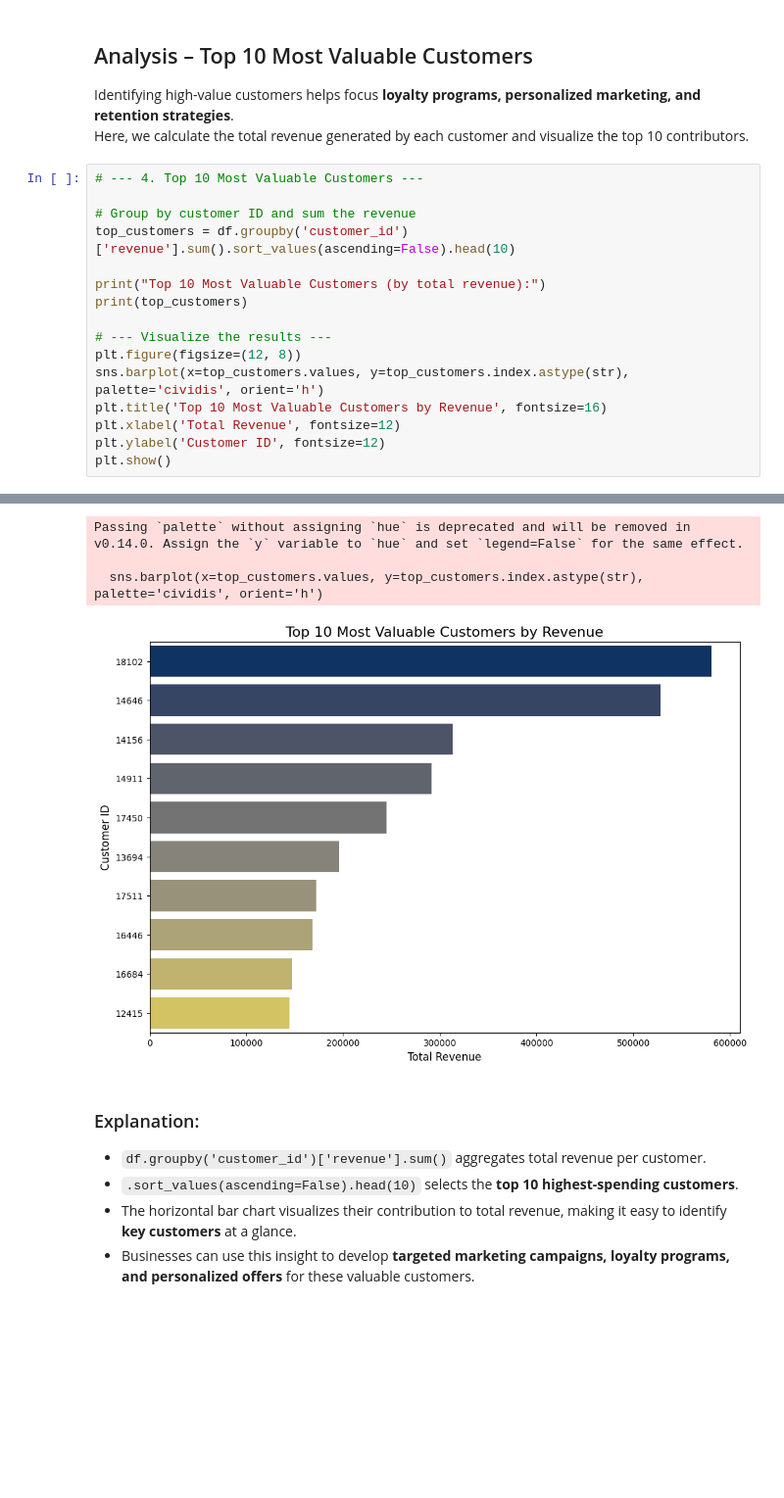
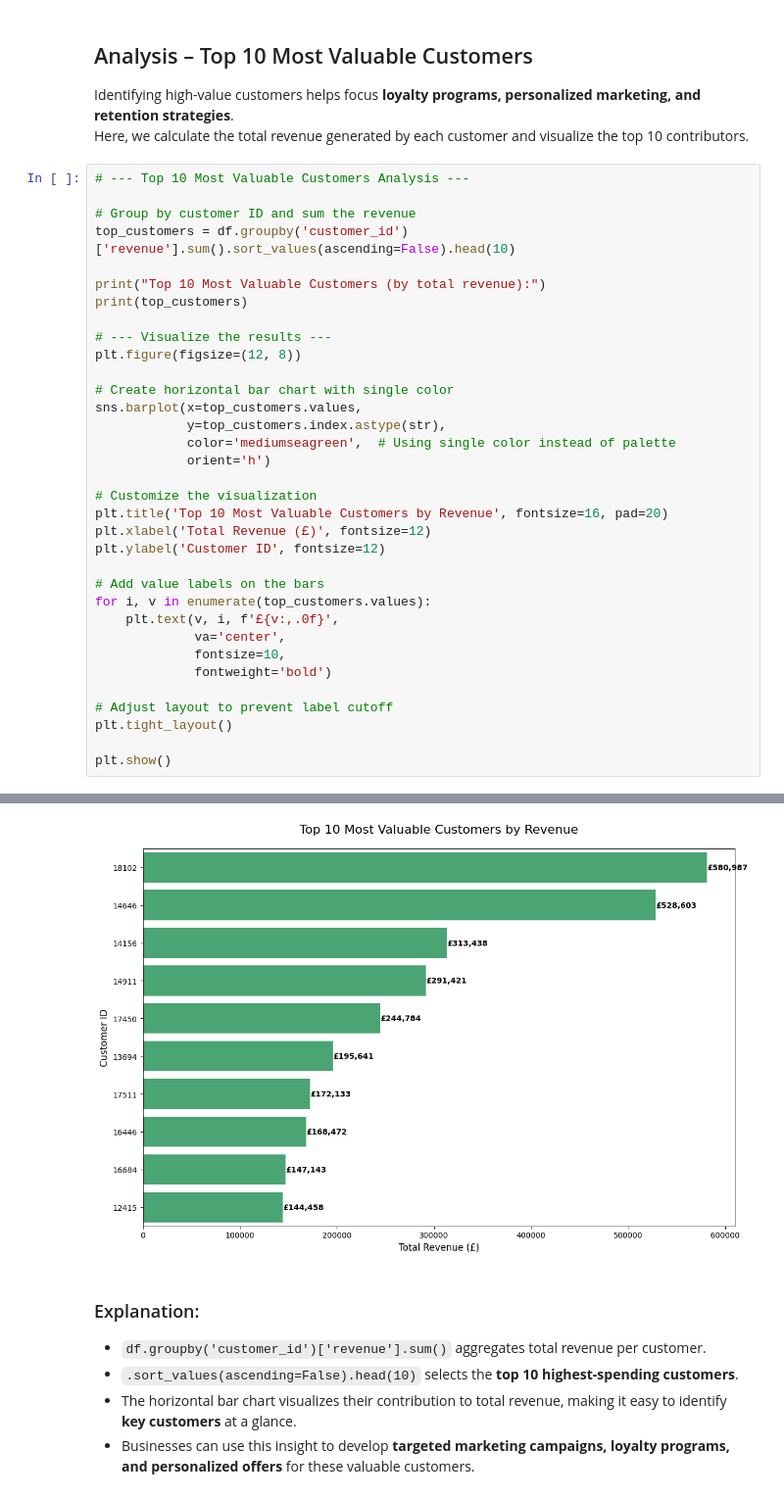
Before and after one commit to Chathura0607/Retail_Mind, a Jupyter notebook: data_cleaning.ipynb, the cells around one changed output, grey strips where cells are left out. Shown at 98% size. Drawn from its saved outputs; the diff is of its cells as text; blank space fills up the shorter version.

```diff
--- a/data_cleaning.ipynb
+++ b/data_cleaning.ipynb
@@ -690,39 +700,54 @@ plt.show()
 Identifying high-value customers helps focus **loyalty programs, personalized marketing, and retention strategies**.
 Here, we calculate the total revenue generated by each customer and visualize the top 10 contributors.
 # %%
-# --- 4. Top 10 Most Valuable Customers ---
+# --- Top 10 Most Valuable Customers Analysis ---
 
 # Group by customer ID and sum the revenue
 top_customers = df.groupby('customer_id')['revenue'].sum().sort_values(ascending=False).head(10)
 
 print("Top 10 Most Valuable Customers (by total revenue):")
 print(top_customers)
 
 # --- Visualize the results ---
 plt.figure(figsize=(12, 8))
-sns.barplot(x=top_customers.values, y=top_customers.index.astype(str), palette='cividis', orient='h')
-plt.title('Top 10 Most Valuable Customers by Revenue', fontsize=16)
-plt.xlabel('Total Revenue', fontsize=12)
+
+# Create horizontal bar chart with single color
+sns.barplot(x=top_customers.values,
+            y=top_customers.index.astype(str),
+            color='mediumseagreen',  # Using single color instead of palette
+            orient='h')
+
+# Customize the visualization
+plt.title('Top 10 Most Valuable Customers by Revenue', fontsize=16, pad=20)
+plt.xlabel('Total Revenue (£)', fontsize=12)
 plt.ylabel('Customer ID', fontsize=12)
+
+# Add value labels on the bars
+for i, v in enumerate(top_customers.values):
+    plt.text(v, i, f'£{v:,.0f}',
+             va='center',
+             fontsize=10,
+             fontweight='bold')
+
+# Adjust layout to prevent label cutoff
+plt.tight_layout()
+
 plt.show()
 # %% [output]
 Top 10 Most Valuable Customers (by total revenue):
 customer_id
 18102    580987.04
 14646    528602.52
 14156    313437.62
 14911    291420.81
 17450    244784.25
 13694    195640.69
 17511    172132.87
 16446    168472.50
 16684    147142.77
 12415    144458.37
 Name: revenue, dtype: float64
-Passing `palette` without assigning `hue` is deprecated and will be removed in v0.14.0. Assign the `y` variable to `hue` and set `legend=False` for the same effect.
-
-  sns.barplot(x=top_customers.values, y=top_customers.index.astype(str), palette='cividis', orient='h')
-[figure, old version]
+[figure, new version]
 # %% [markdown]
 ### Explanation:
 - `df.groupby('customer_id')['revenue'].sum()` aggregates total revenue per customer.
```
Also changed, not shown: parts of 7 cells of this notebook.
